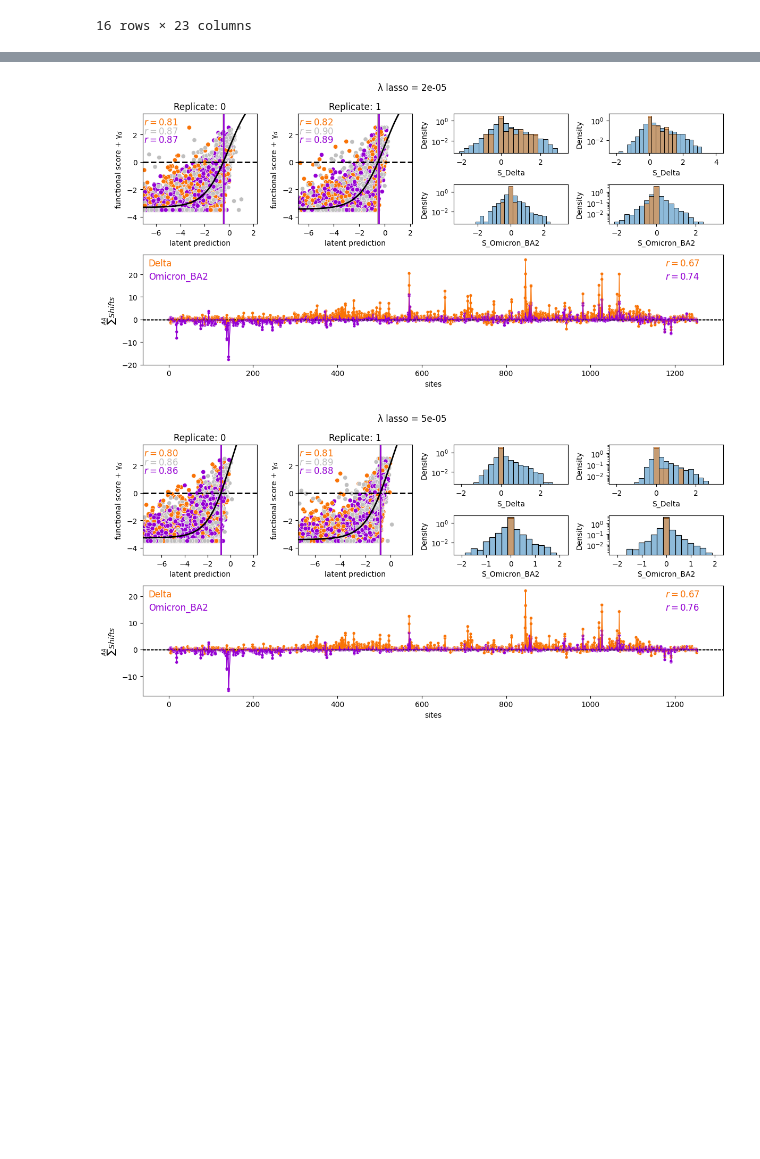
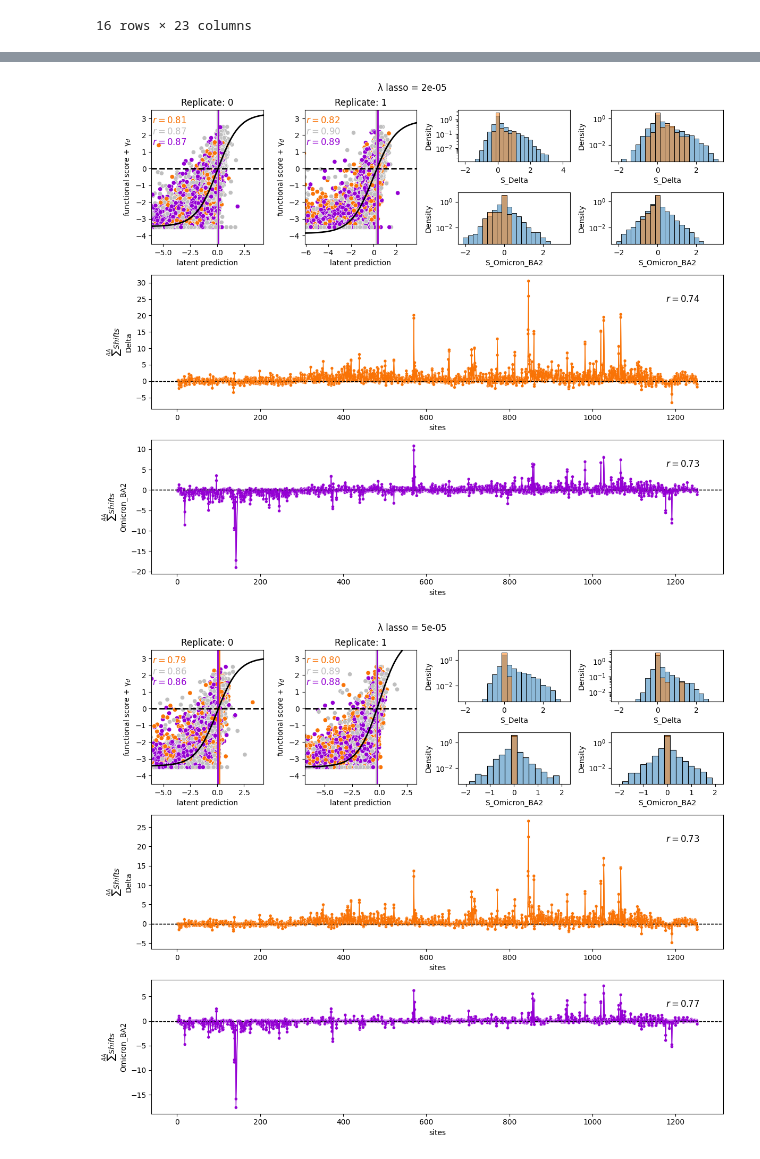
Before and after one commit to matsengrp/SARS-CoV-2_spike_multidms, a Jupyter notebook: notebooks/shrinkage-analysis.ipynb, the cells around one changed output, grey strips where cells are left out. Saved outputs shown, nothing was run; the diff lists cells and outputs as text; code cells hidden in the pictures; blank space fills up the shorter version.

```diff
--- a/notebooks/shrinkage-analysis.ipynb
+++ b/notebooks/shrinkage-analysis.ipynb
@@ -70,7 +70,7 @@ mutations_to_highlight = ["D142L", "A419S", "A570D", "K854N", "T1027I"]
 mutations_cmap=plt.get_cmap("Accent").colors
 mutations_cmap = dict(zip(mutations_to_highlight, mutations_cmap))
 times_seen_threshold = 3
-model_name = "model_30000"
+model_name = "model_20000"
 # %%
 # plt.rcParams['axes.grid'] = False
 # %%
@@ -335,6 +335,11 @@ hist_ax_map = {
     "Omicron_BA2-0" : "C",
     "Omicron_BA2-1" : "D"
 }
+site_ax_map = {
+    "Delta" : "d",
+    "Omicron_BA2" : "o"
+}
+
 
 for i, (lasso, lasso_replicates) in enumerate(models.groupby("λ_lasso_shift")):
     if not (lasso == 5e-5 or lasso == 1e-4 or lasso == 2e-5): continue
@@ -345,10 +350,12 @@ for i, (lasso, lasso_replicates) in enumerate(models.groupby("λ_lasso_shift")):
         """
         01AB
         01CD
-        SSSS
-        SSSS
+        dddd
+        dddd
+        oooo
+        oooo
         """,
-        figsize=[12,6]
+        figsize=[12,10]
     )
 #     ax[f"S"].set_ylim([-20, 20])
 
@@ -384,31 +391,37 @@ for i, (lasso, lasso_replicates) in enumerate(models.groupby("λ_lasso_shift")):
                 show=False,
                 agg_func=np.sum,
                 times_seen_threshold=3,
-                ax=ax[f"S"],
+                ax=ax[site_ax_map[cond]],
                 lw=1
             )
+            ax[site_ax_map[cond]].set_ylabel("$\sum^{AA} Shifts$"+"\n"+cond)
+
     muts_df_outer = multidms.utils.combine_replicate_muts(fit_dict, times_seen_threshold=3, how="outer")
     muts_df_inner = muts_df_outer.dropna()
+
+
+
+
     for b, cond in enumerate(model.data.conditions):
         if cond == model.data.reference: continue
         corr = pearsonr(muts_df_inner[f"0_S_{cond}"], muts_df_inner[f"1_S_{cond}"])[0]
-        ax[f"S"].annotate(
+        ax[site_ax_map[cond]].annotate(
             f"$r = {corr:.2f}$",
-            (0.9, (0.9 - (b*0.06))),
+            (0.9, 0.8),
             xycoords="axes fraction",
             fontsize=12,
-            c = model.data.condition_colors[cond]
+#             c = model.data.condition_colors[cond]
         )
 
-        ax[f"S"].annotate(
-            cond,
-            (0.01, (0.90 - (b*0.06))),
-            xycoords="axes fraction",
-            fontsize=12,
-            c = model.data.condition_colors[cond]
-        )
+#         ax[f"S"].annotate(
+#             cond,
+#             (0.01, (0.90 - (b*0.06))),
+#             xycoords="axes fraction",
+#             fontsize=12,
+#             c = model.data.condition_colors[cond]
+#         )
 
-    ax[f"S"].set_ylabel("$\sum^{AA} Shifts$")
+#     ax[f"S"].set_ylabel("$\sum^{AA} Shifts$")
 
     for _, row in lasso_replicates.iterrows():
         replicate = row.replicate
@@ -442,32 +455,32 @@ for i, (lasso, lasso_replicates) in enumerate(models.groupby("λ_lasso_shift")):
 #     melted_mut_df = pd.melt(muts_df_outer.reset_index(), id_vars=["mutation", "is_stop"])
 #     sns.violinplot(
 #         melted_mut_df,
 #         x="variable",
 #         y="value",
 #         hue="is_stop",
 #         ax = ax[f"D"],
 #         split=True
 #     )
 
 #     ax[f"D"].legend(bbox_to_anchor=(1.00, 1), borderaxespad=0, frameon=False)
 
 
 #     for os, (cond, cond_df) in enumerate(melted_mut_df.groupby("variable")):
 #         exact_sparsity = len(cond_df[cond_df['value'] == 0]) / len(cond_df)
 # #         close_sparsity = len(cond_df[onp.isclose(cond_df['value'], 0)]) / len(cond_df)
 
 #         ax[f"D"].annotate(f"==0    : {round(exact_sparsity, 3)}", (os-0.3, -4))
 # #         ax[f"D"].annotate(f"<=1e-8 : {round(close_sparsity, 3)}", (os-0.3, -4.7))
 
 
 #     ax["D"].legend(bbox_to_anchor=(1.00, 1), borderaxespad=0, frameon=False)
 
     fig.suptitle(f"λ lasso = {lasso}")
     plt.tight_layout()
 #     fig.savefig(f"ch-nogamma-summary-{lasso}.pdf")
     fig.savefig(f"{OUTDIR}/lasso_{lasso}.pdf")
 
     plt.show()
 # %% [output]
-[figure, old version]
+[figure, new version]
-[figure, old version]
+[figure, new version]
```
Also changed, not shown: parts of 8 cells of this notebook, 19 other files.
